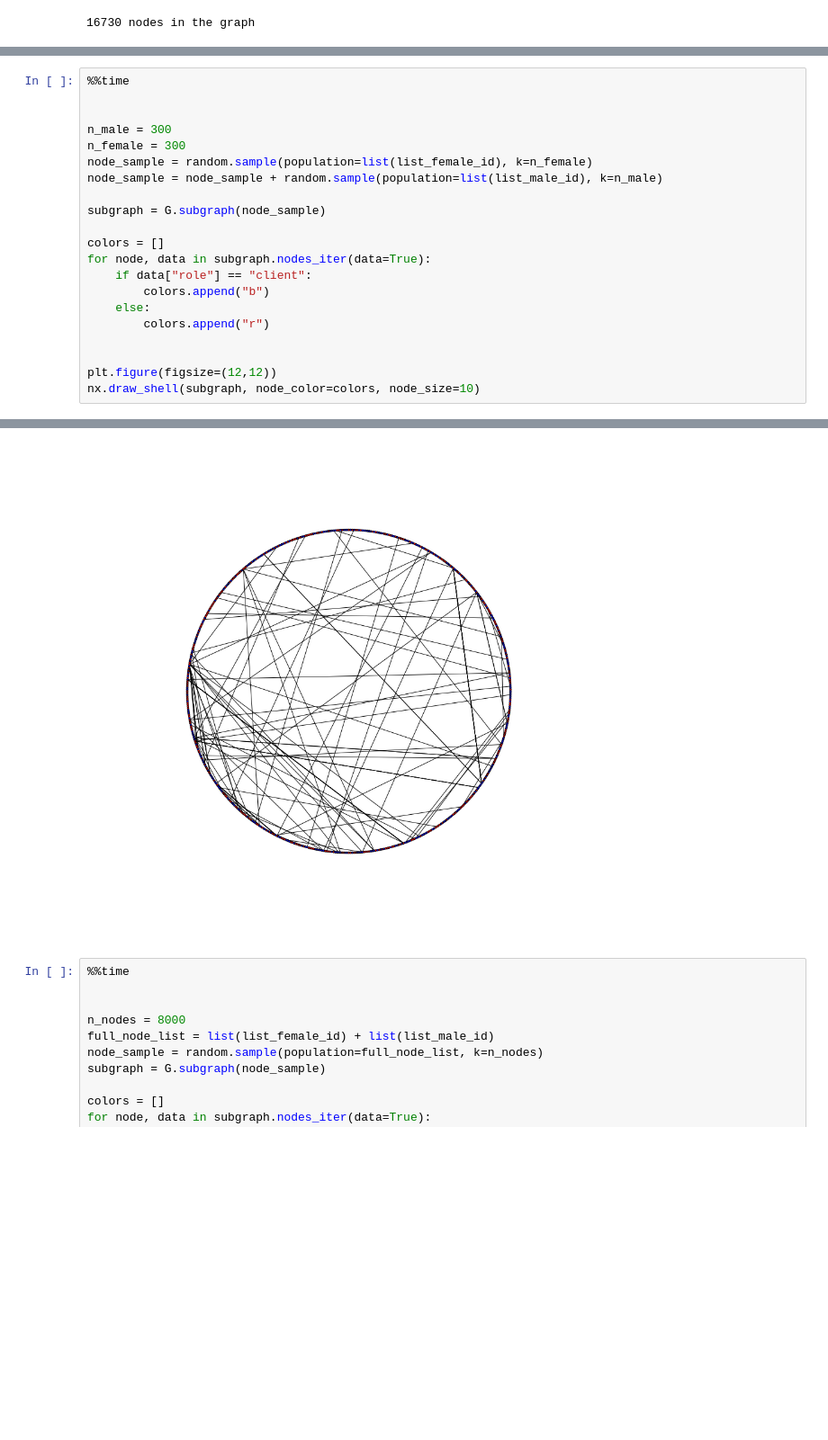
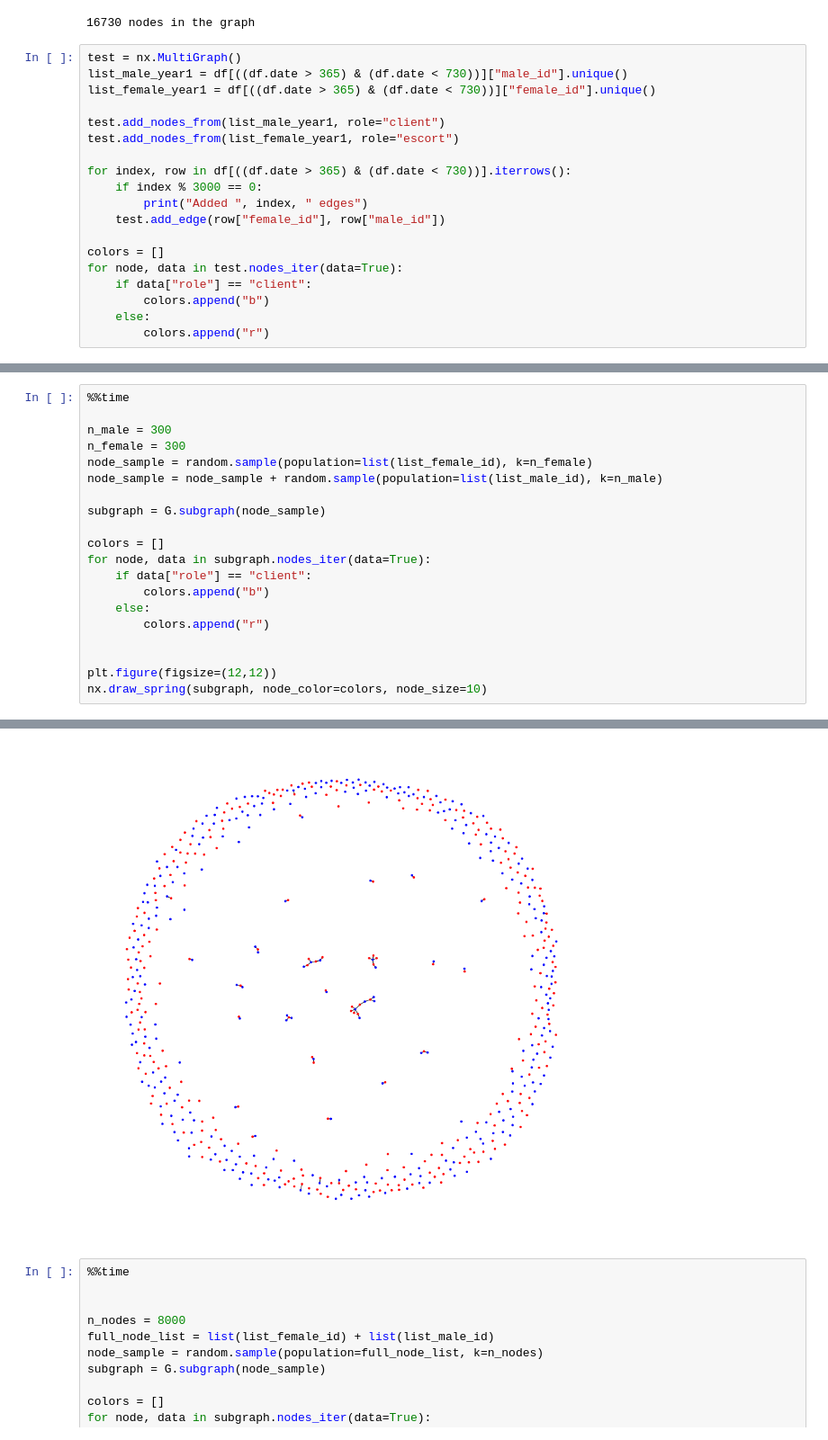
Before and after one commit to jauffretp/sand, a Jupyter notebook: python/Building and visualizing the network.ipynb, the cells around one changed output, grey strips where cells are left out. Shown at 90% size. Saved outputs shown, nothing was run; the diff lists cells and outputs as text; blank space fills up the shorter version.

```diff
--- a/python/Building and visualizing the network.ipynb
+++ b/python/Building and visualizing the network.ipynb
@@ -96,3 +93,22 @@ print(len(G.edges()), " edges in the graph")
 print(len(G.nodes()), "nodes in the graph")
 # %% [output]
 16730 nodes in the graph
+# %%
+test = nx.MultiGraph()
+list_male_year1 = df[((df.date > 365) & (df.date < 730))]["male_id"].unique()
+list_female_year1 = df[((df.date > 365) & (df.date < 730))]["female_id"].unique()
+
+test.add_nodes_from(list_male_year1, role="client")
+test.add_nodes_from(list_female_year1, role="escort")
+
+for index, row in df[((df.date > 365) & (df.date < 730))].iterrows():
+    if index % 3000 == 0:
+        print("Added ", index, " edges")
+    test.add_edge(row["female_id"], row["male_id"])
+
+colors = []
+for node, data in test.nodes_iter(data=True):
+    if data["role"] == "client":
+        colors.append("b")
+    else:
+        colors.append("r")
@@ -99,6 +132,5 @@ print(len(G.nodes()), "nodes in the graph")
 # %%
 %%time
-
 
 n_male = 300
 n_female = 300
@@ -116,5 +148,5 @@ for node, data in subgraph.nodes_iter(data=True):
 
 
 plt.figure(figsize=(12,12))
-nx.draw_shell(subgraph, node_color=colors, node_size=10)
+nx.draw_spring(subgraph, node_color=colors, node_size=10)
 # %% [output]
@@ -123,4 +161,4 @@ Wall time: 114 ms
-[figure, old version]
+[figure, new version]
 # %%
 %%time
 
```
Also changed, not shown: parts of 10 cells of this notebook, 3 other files.
